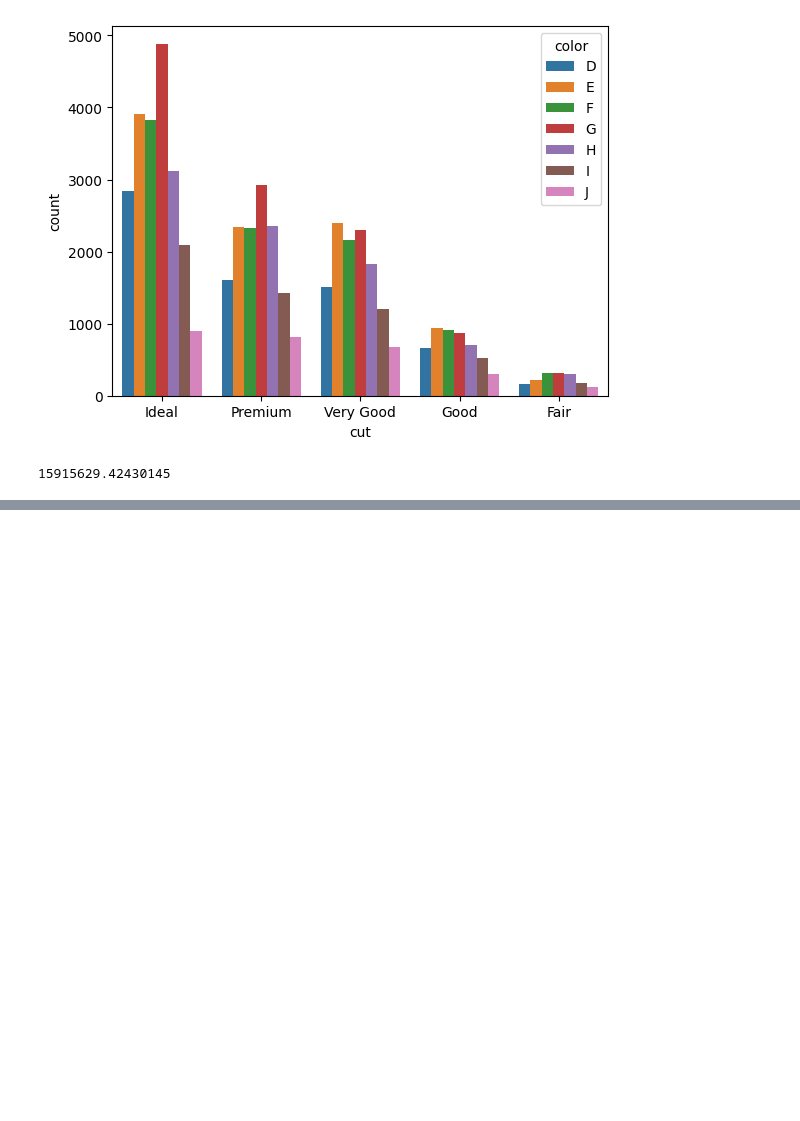
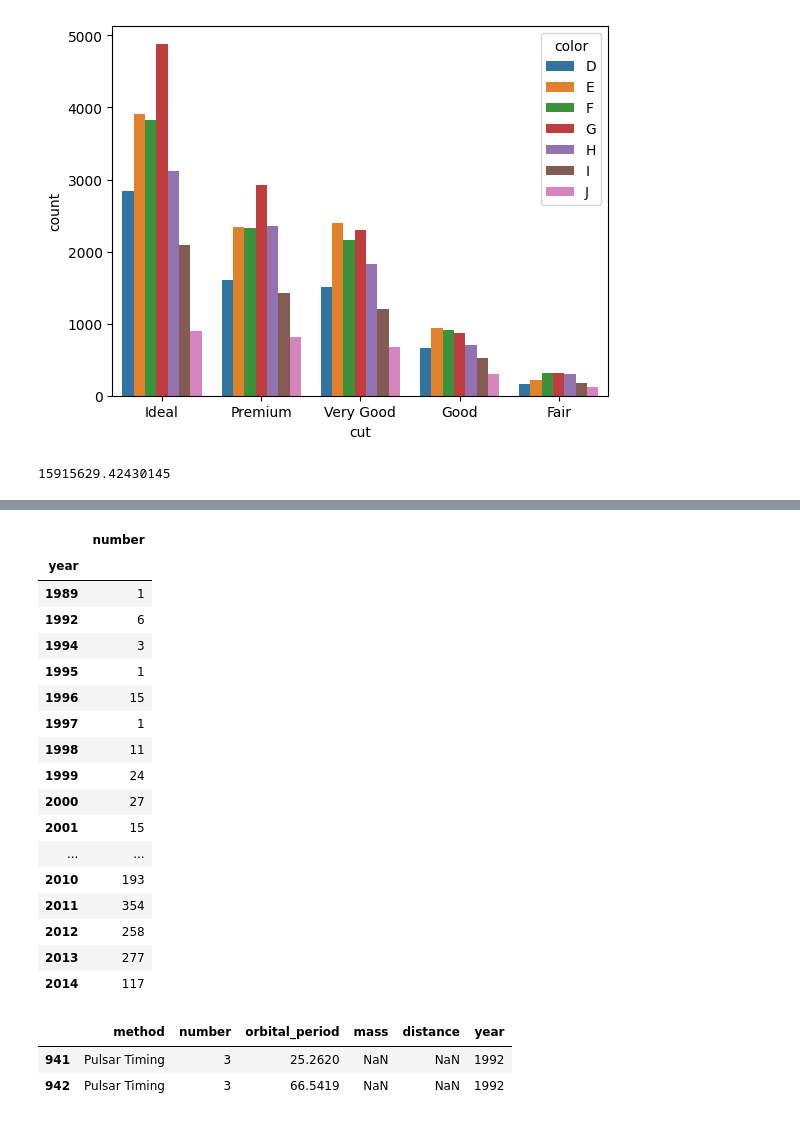
Before and after one commit to SriRamK345/Pandas_lib, a Jupyter notebook: Pandas.ipynb, the cells around one changed output, grey strips where cells are left out. Saved outputs shown, nothing was run; the diff lists cells and outputs as text; code cells hidden in the pictures; blank space fills up the shorter version.

```diff
--- a/Pandas.ipynb
+++ b/Pandas.ipynb
@@ -811,0 +934,27 @@ df['price'].var()
+# %%
+df2.groupby('year')[['number']].sum()
+# %% [output]
+|  | number |
+| year |  |
+| 1989 | 1 |
+| 1992 | 6 |
+| 1994 | 3 |
+| 1995 | 1 |
+| 1996 | 15 |
+| 1997 | 1 |
+| 1998 | 11 |
+| 1999 | 24 |
+| 2000 | 27 |
+| 2001 | 15 |
+| ... | ... |
+| 2010 | 193 |
+| 2011 | 354 |
+| 2012 | 258 |
+| 2013 | 277 |
+| 2014 | 117 |
+# %%
+df2[df2['year'] == 1992]
+# %% [output]
+|  | method | number | orbital_period | mass | distance | year |
+| 941 | Pulsar Timing | 3 | 25.2620 | NaN | NaN | 1992 |
+| 942 | Pulsar Timing | 3 | 66.5419 | NaN | NaN | 1992 |
```
Also changed, not shown: parts of 23 cells of this notebook.
